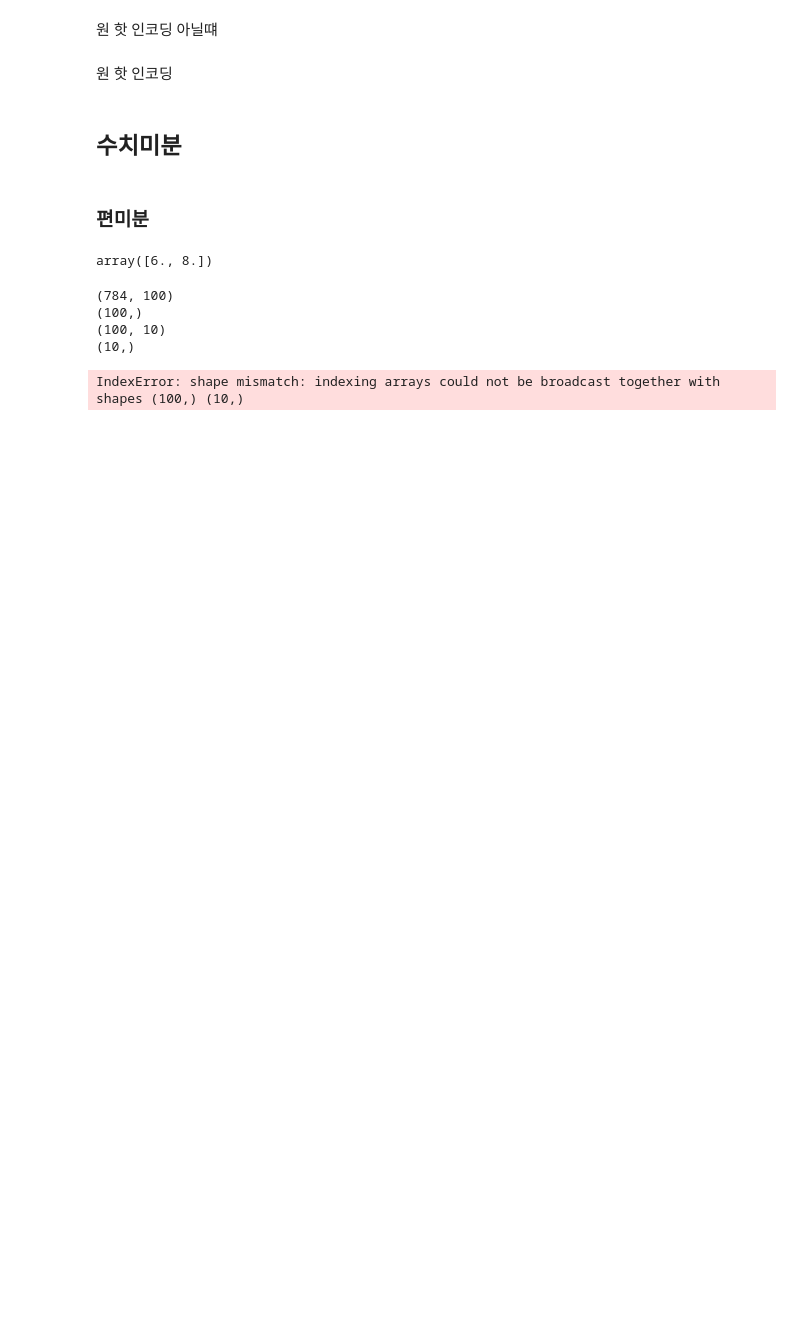
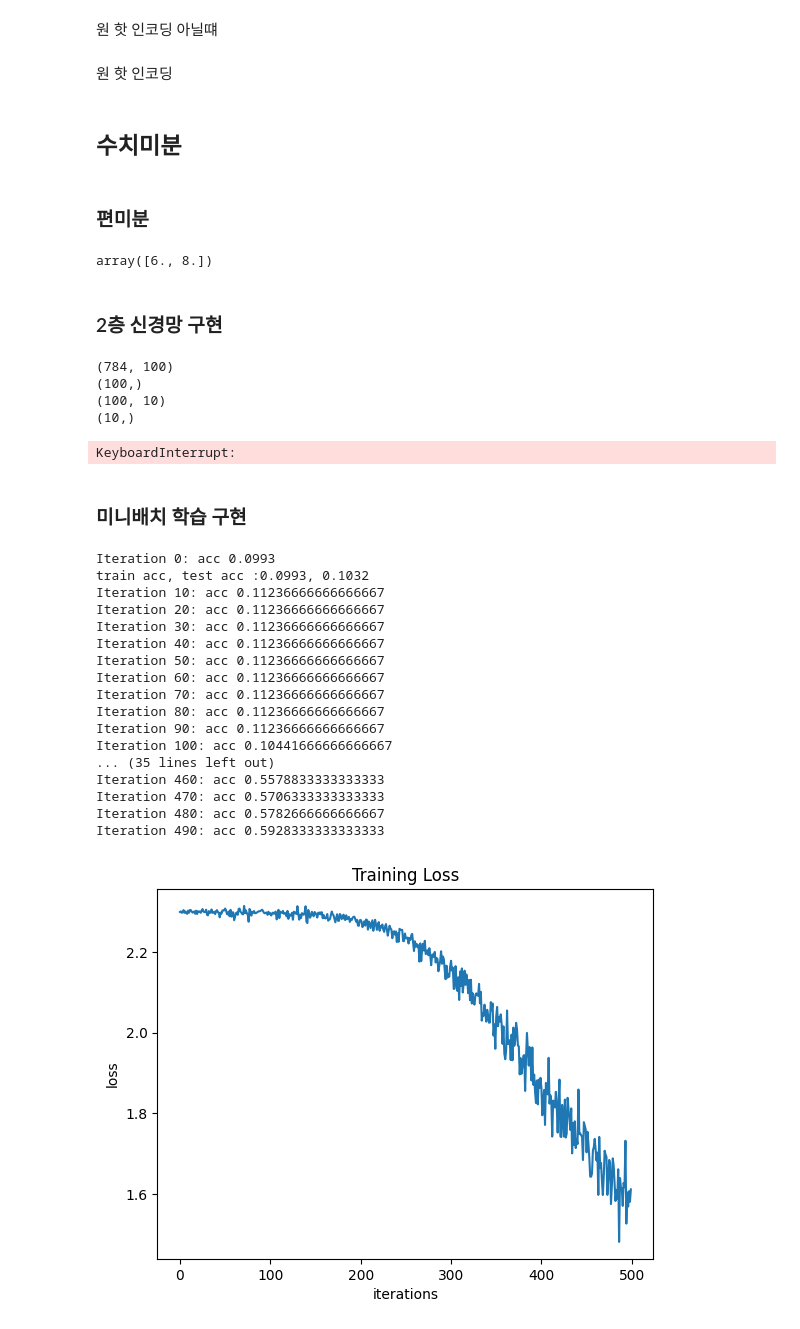
Before and after one commit to ssssssgits/-, a Jupyter notebook: 밑시딥학습1.ipynb, the cells around one changed output. Drawn from its saved outputs; the diff is of its cells as text; code cells hidden in the pictures; blank space fills up the shorter version.

```diff
--- a/밑시딥학습1.ipynb
+++ b/밑시딥학습1.ipynb
@@ -377,6 +377,8 @@ def numerical_gradient(f,x):
 numerical_gradient(function_2,np.array([3.0,4.0]))
 # %% [output]
 array([6., 8.])
+# %% [markdown]
+### 2층 신경망 구현
 # %%
 import sys
 from common.functions import *
@@ -441,7 +443,7 @@ print(net.params['b2'].shape)
 (10,)
 # %%
 x = np.random.rand(100,784)
-t - np.random.rand(100,10)
+t = np.random.rand(100,10)
 
 grads = net.numerical_gradient(x,t)
 
@@ -450,4 +452,72 @@ print(grads['b1'].shape)
 print(grads['W2'].shape)
 print(grads['b2'].shape)
 # %% [output]
-IndexError: shape mismatch: indexing arrays could not be broadcast together with shapes (100,) (10,)
+KeyboardInterrupt:
+# %% [markdown]
+### 미니배치 학습 구현
+# %%
+from dataset.mnist import load_mnist
+#from two_layer_net import TwoLayerNet
+
+(x_train, t_train), (x_test, t_test) = load_mnist(normalize=True, one_hot_label=True)
+
+train_loss_list = []
+train_acc_list = []
+test_acc_list = []
+iters_num = 500
+train_size = x_train.shape[0]
+batch_size = 100
+learning_rate = 0.1
+
+iter_per_epoch = max(train_size / batch_size, 1)
+
+network = TwoLayerNet(input_size = 784, hidden_size=10, output_size=10)
+
+for i in range(iters_num):
+  batch_mask = np.random.choice(train_size, batch_size)
+  x_batch = x_train[batch_mask]
+  t_batch = t_train[batch_mask]
+
+  grad = network.numerical_gradient(x_batch, t_batch)
+
+  for key in ('W1', 'b1', 'W2', 'b2'):
+    network.params[key] -= learning_rate * grad[key]
+
+  loss = network.loss(x_batch,t_batch)
+  train_loss_list.append(loss)
+  if i % 10 == 0:
+    train_acc = network.accuracy(x_train, t_train)
+    print(f"Iteration {i}: acc {train_acc}")
+
+  if i % iter_per_epoch == 0:
+    train_acc = network.accuracy(x_train,t_train)
+    test_acc = network.accuracy(x_test,t_test)
+    train_acc_list.append(train_acc)
+    test_acc_list.append(test_acc)
+    print("train acc, test acc :" + str(train_acc)+ ", "+str(test_acc))
+
+x = np.arange(len(train_loss_list))
+plt.plot(x, train_loss_list)
+plt.xlabel("iterations")
+plt.ylabel("loss")
+plt.title("Training Loss")
+plt.show()
+# %% [output]
+Iteration 0: acc 0.0993
+train acc, test acc :0.0993, 0.1032
+Iteration 10: acc 0.11236666666666667
+Iteration 20: acc 0.11236666666666667
+Iteration 30: acc 0.11236666666666667
+Iteration 40: acc 0.11236666666666667
+Iteration 50: acc 0.11236666666666667
+Iteration 60: acc 0.11236666666666667
+Iteration 70: acc 0.11236666666666667
+Iteration 80: acc 0.11236666666666667
+Iteration 90: acc 0.11236666666666667
+Iteration 100: acc 0.10441666666666667
+... (35 lines left out)
+Iteration 460: acc 0.5578833333333333
+Iteration 470: acc 0.5706333333333333
+Iteration 480: acc 0.5782666666666667
+Iteration 490: acc 0.5928333333333333
+[figure, added]
```
